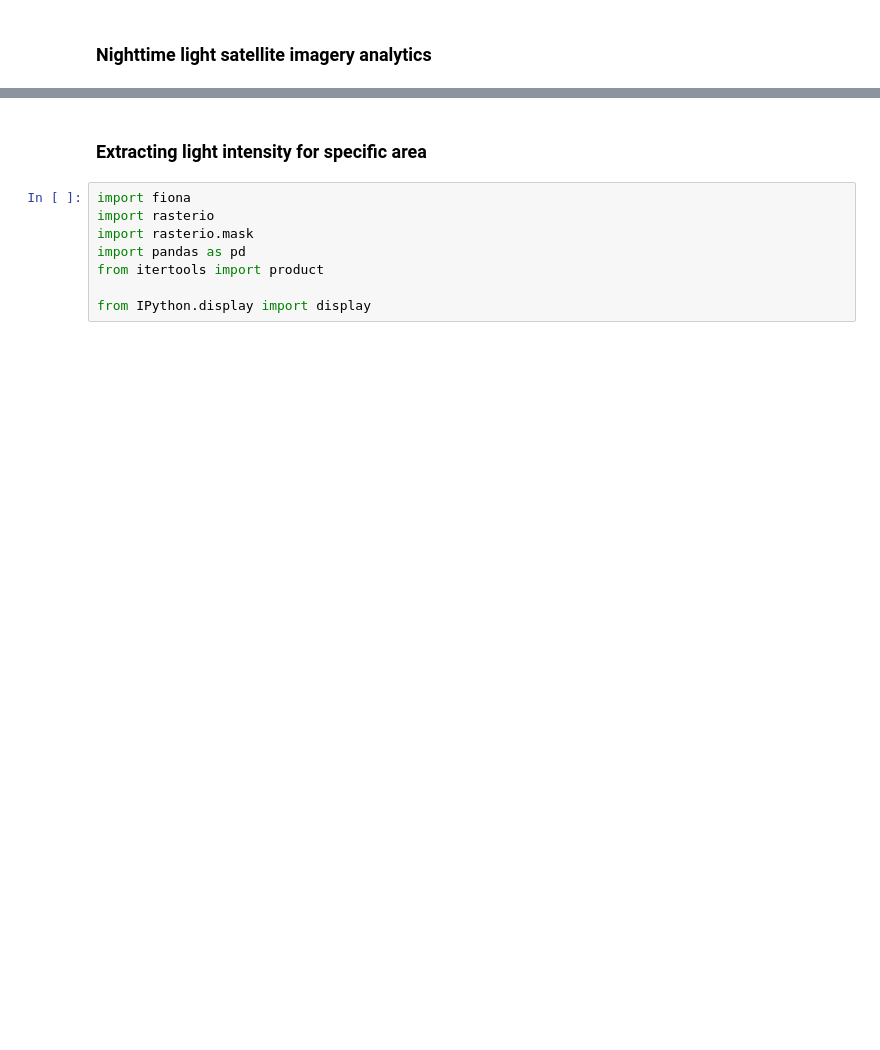
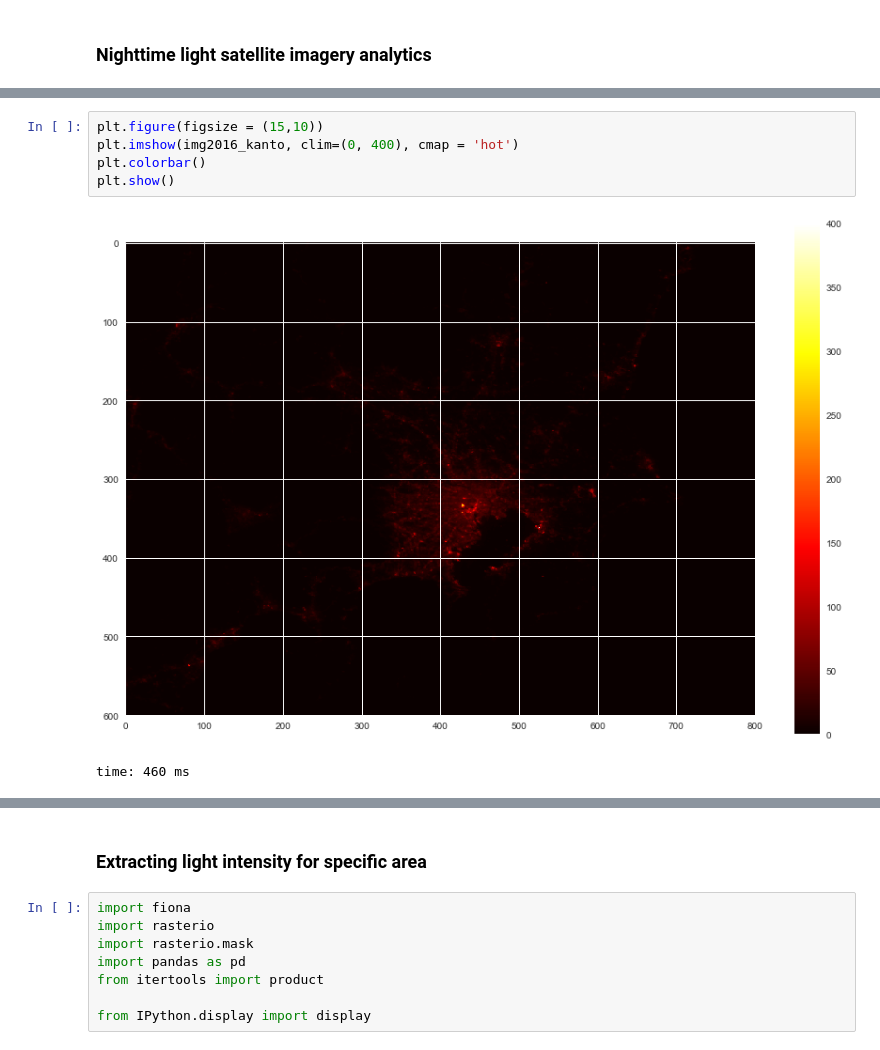
Before and after one commit to hayashiyus/nighttime_light_intensity_analytics, a Jupyter notebook: ipynb/nighttime_light_intensity_analysis.ipynb, the cells around one changed output, grey strips where cells are left out. Cells and saved outputs as stored; diff of their text form; blank space fills up the shorter version.

```diff
--- a/ipynb/nighttime_light_intensity_analysis.ipynb
+++ b/ipynb/nighttime_light_intensity_analysis.ipynb
@@ -143,0 +169,8 @@ Wall time: 1.53 s
+# %%
+plt.figure(figsize = (15,10))
+plt.imshow(img2016_kanto, clim=(0, 400), cmap = 'hot')
+plt.colorbar()
+plt.show()
+# %% [output]
+[figure, added]
+time: 460 ms
```
Also changed, not shown: parts of 43 cells of this notebook.
